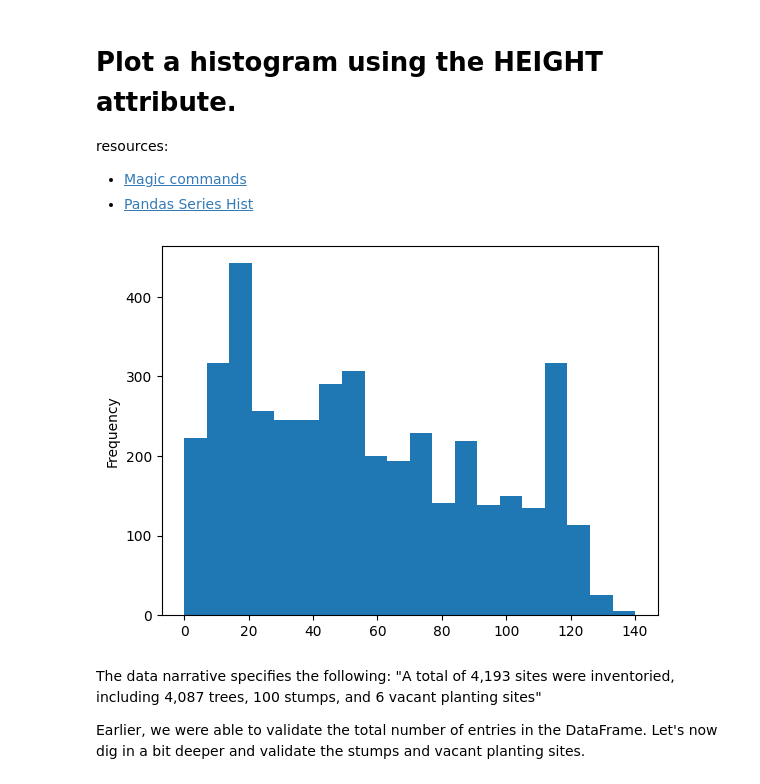
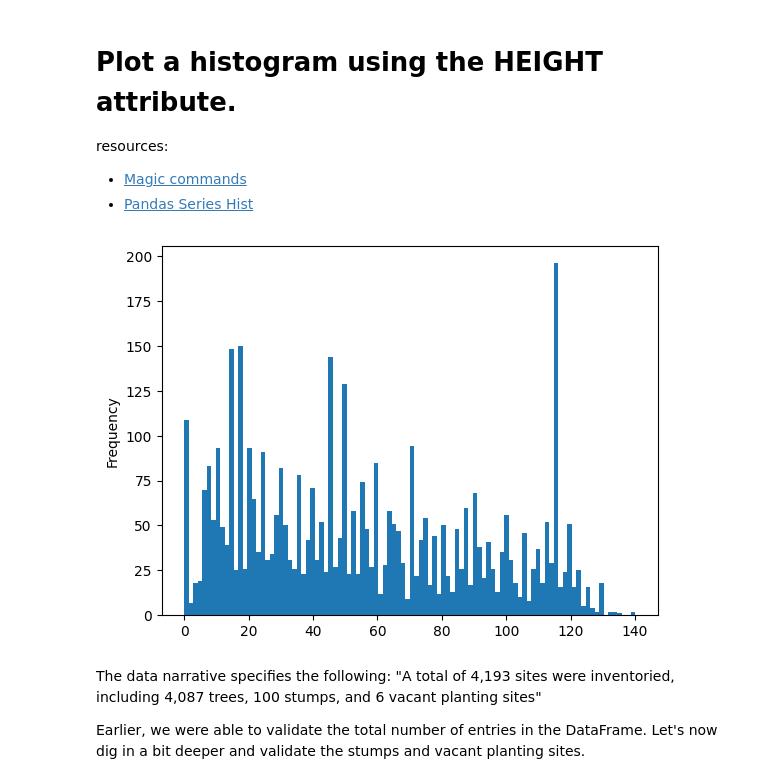
Before and after one commit to mikerly131/DataEngineering.Labs.CityOfNewarkDETreeSurvey, a Jupyter notebook: newark_de_tree_survey.ipynb, the cells around one changed output. Cells and saved outputs as stored; diff of their text form; code cells hidden in the pictures.

```diff
--- a/newark_de_tree_survey.ipynb
+++ b/newark_de_tree_survey.ipynb
@@ -114,9 +146,9 @@ resources:
 %matplotlib inline
 # %%
 # Create a histogram using the HEIGHT attribute here
-s = df["HEIGHT"].plot.hist(bins=20)
+s = df["HEIGHT"].plot.hist(bins=100)
 # %% [output]
-[figure, old version]
+[figure, new version]
 # %% [markdown]
 The data narrative specifies the following:
 "A total of 4,193 sites were inventoried, including 4,087 trees, 100 stumps, and 6 vacant planting sites"
```
Also changed, not shown: parts of 6 cells of this notebook.
